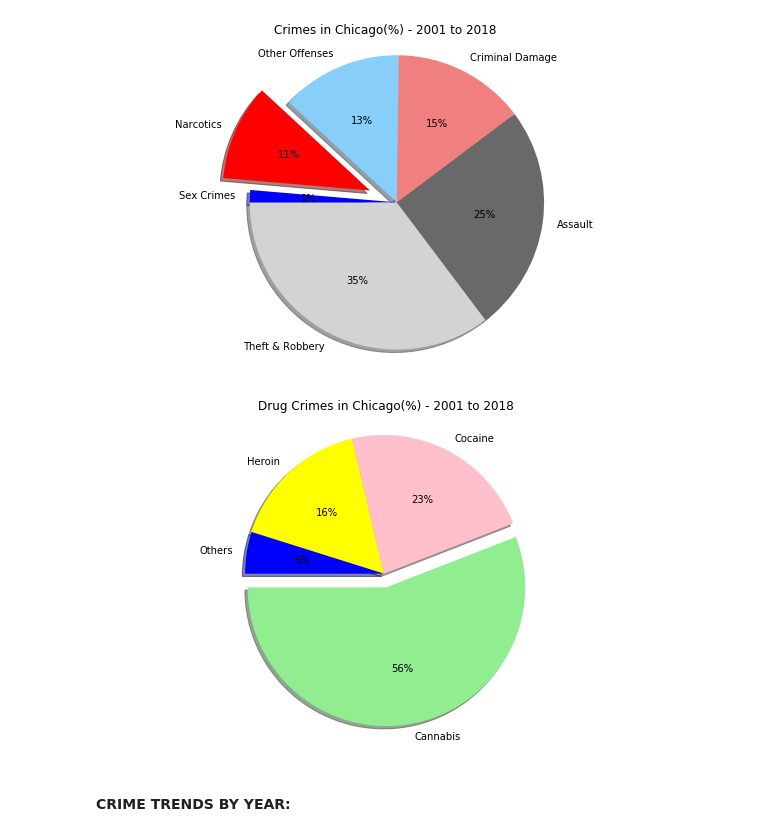
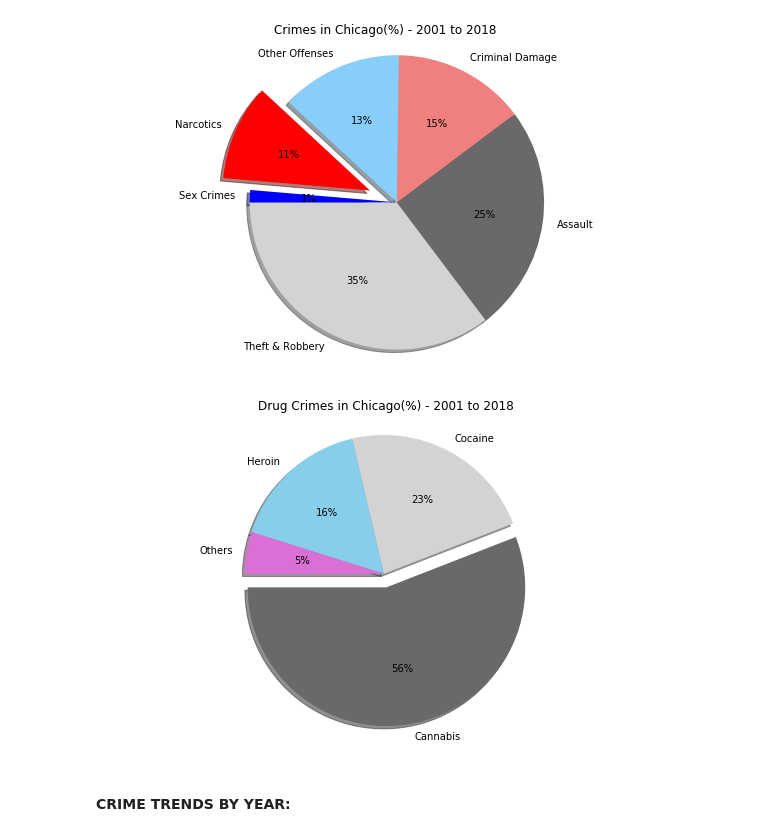
Before and after one commit to Jahmah/Chicago-Drug-Crimes-Story, a Jupyter notebook: ChicagoDrugCrimes.ipynb, the cells around one changed output. Saved outputs shown, nothing was run; the diff lists cells and outputs as text; code cells hidden in the pictures.

```diff
--- a/ChicagoDrugCrimes.ipynb
+++ b/ChicagoDrugCrimes.ipynb
@@ -228,30 +228,30 @@ plt.show()
 # %%
 # Labels for the sections of our pie chart
 labels = ['Cannabis','Cocaine','Heroin','Others']
 
 # The colors of each section of the pie chart
-colors = ["lightgreen", "pink", "yellow", "blue"]
+colors = ["dimgrey", "lightgray", "skyblue", "Orchid"]
 
 # Tells matplotlib to seperate the "Narcotics" section from the others
 explode = (0.1, 0, 0, 0, )
 
 # Set figure size
 plt.figure(figsize=(10,6))
 
 # Creates the pie chart based upon the values above
 plt.pie(drugs_crime_df['Description'].value_counts(), explode=explode, labels=labels, colors=colors,
         autopct="%1.0f%%", shadow=True, startangle= 180)
 
 # Incorporate other chart properties
 plt.axis("equal")
 plt.title("Drug Crimes in Chicago(%) - 2001 to 2018")
 
 # Save the output
 plt.savefig("Chicago_crimes_Images\\Drug_crimes_chicago.png")
 
 plt.show()
 # %% [output]
-[figure, old version]
+[figure, new version]
 # %% [markdown]
 
 
```
Also changed, not shown: parts of 4 cells of this notebook, 5 other files.
